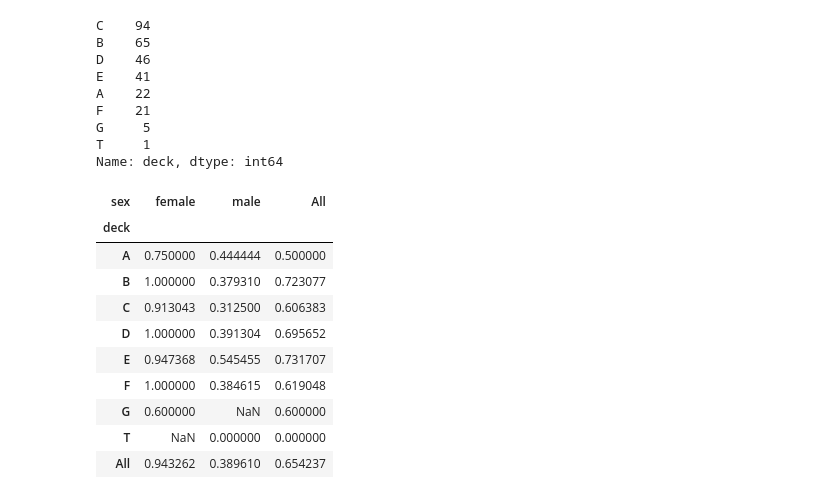
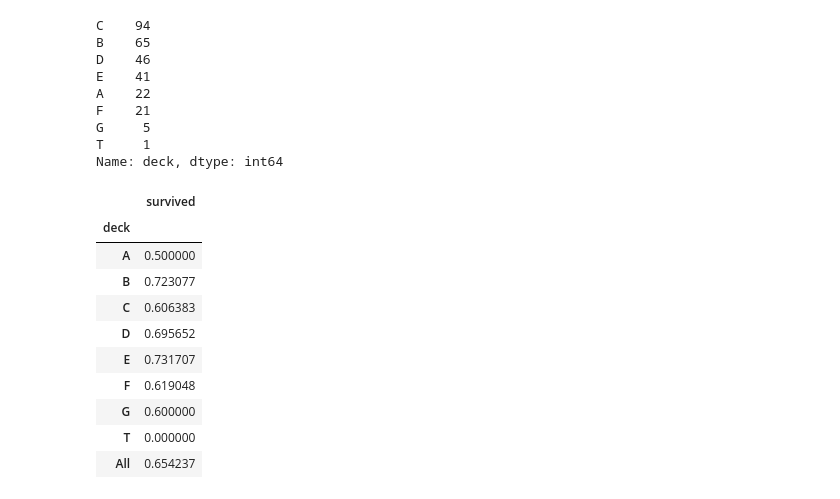
Before and after one commit to Konkolova/WDA, a Jupyter notebook: 8/notebooks/titanic1.ipynb, the cells around one changed output. Saved outputs shown, nothing was run; the diff lists cells and outputs as text; code cells hidden in the pictures.

```diff
--- a/8/notebooks/titanic1.ipynb
+++ b/8/notebooks/titanic1.ipynb
@@ -366,7 +372,7 @@ pd.crosstab(index=[data["pclass"], data["fare_ordinal"]], columns=data["sex"])
 Odvoďte nový atribút `age_ordinal` diskretizovaním hodnôt `age` na intervaly 0-13, 13-19, 19-65, 65-maximálny vek s označeniami `child`, `young`, `adult`, `old`.
 # %%
 max_age = data["age"].max()
-data["age_ordinal"] = pd.cut(data["age"], bins=[0,13,19,65,max_age], labels=["child", "young", "adult", "old"])
+data["age_ordinal"] = pd.cut(data["age"],include_lowest=True, bins=[0,13,19,65,max_age], labels=["child", "young", "adult", "old"])
 data["age_ordinal"].value_counts()
 # %% [output]
 adult    1065
@@ -453,16 +474,16 @@ G     5
 T     1
 Name: deck, dtype: int64
 # %%
-pd.pivot_table(data,index="deck",columns="sex", values="survived", aggfunc="mean", margins=True)
+pd.pivot_table(data,index="deck", values="survived", aggfunc="mean", margins=True)
 # %% [output]
-| sex | female | male | All |
-| deck |  |  |  |
-| A | 0.750000 | 0.444444 | 0.500000 |
-| B | 1.000000 | 0.379310 | 0.723077 |
-| C | 0.913043 | 0.312500 | 0.606383 |
-| D | 1.000000 | 0.391304 | 0.695652 |
-| E | 0.947368 | 0.545455 | 0.731707 |
-| F | 1.000000 | 0.384615 | 0.619048 |
-| G | 0.600000 | NaN | 0.600000 |
-| T | NaN | 0.000000 | 0.000000 |
-| All | 0.943262 | 0.389610 | 0.654237 |
+|  | survived |
+| deck |  |
+| A | 0.500000 |
+| B | 0.723077 |
+| C | 0.606383 |
+| D | 0.695652 |
+| E | 0.731707 |
+| F | 0.619048 |
+| G | 0.600000 |
+| T | 0.000000 |
+| All | 0.654237 |
```
Also changed, not shown: parts of 6 cells of this notebook.
